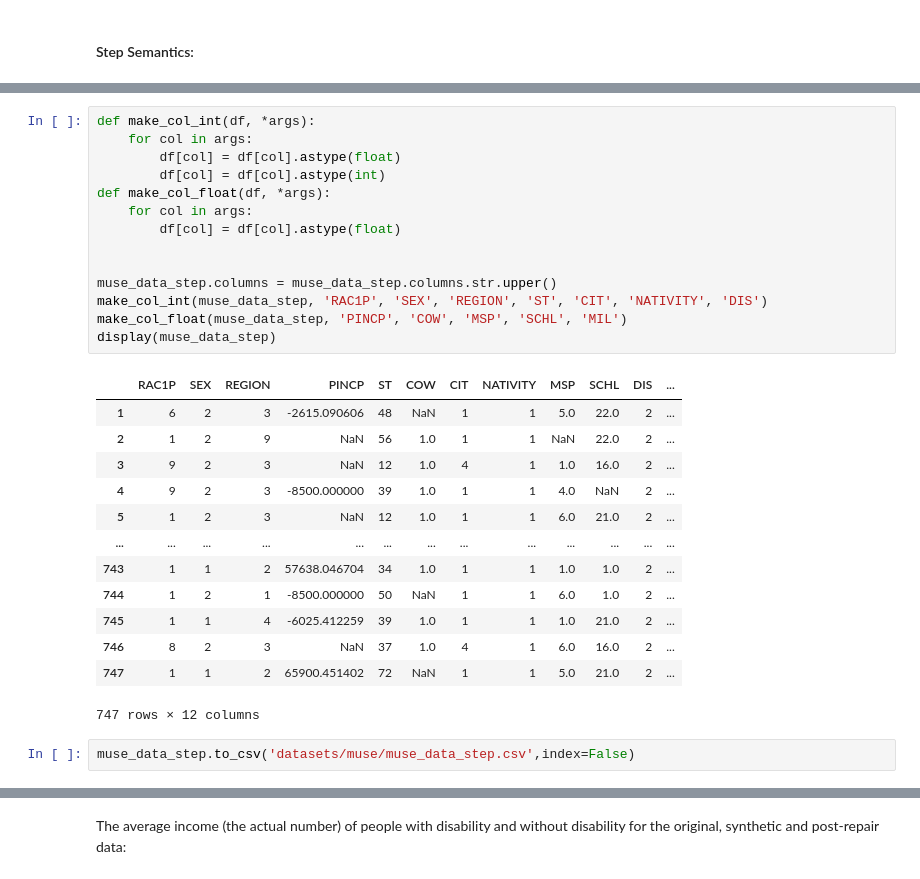
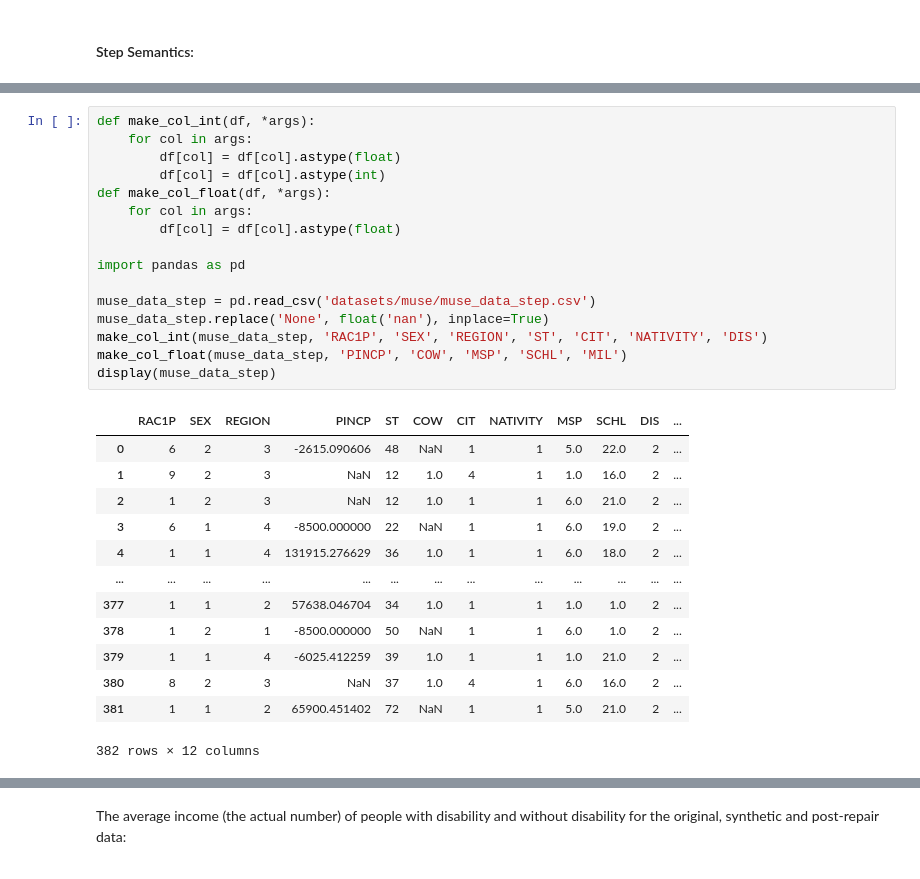
Before and after one commit to kushagraghosh/DataRepairAndFairness, a Jupyter notebook: data_repair_and_fairness.ipynb, the cells around one changed output, grey strips where cells are left out. Saved outputs shown, nothing was run; the diff lists cells and outputs as text.

Commit message:
Fixed tuple deletion for MuSe step semantics

```diff
--- a/data_repair_and_fairness.ipynb
+++ b/data_repair_and_fairness.ipynb
@@ -456,33 +441,33 @@ conn.close()
 # %%
 def make_col_int(df, *args):
     for col in args:
         df[col] = df[col].astype(float)
         df[col] = df[col].astype(int)
 def make_col_float(df, *args):
     for col in args:
         df[col] = df[col].astype(float)
 
+import pandas as pd
 
-muse_data_step.columns = muse_data_step.columns.str.upper()
+muse_data_step = pd.read_csv('datasets/muse/muse_data_step.csv')
+muse_data_step.replace('None', float('nan'), inplace=True)
 make_col_int(muse_data_step, 'RAC1P', 'SEX', 'REGION', 'ST', 'CIT', 'NATIVITY', 'DIS')
 make_col_float(muse_data_step, 'PINCP', 'COW', 'MSP', 'SCHL', 'MIL')
 display(muse_data_step)
 # %% [output]
 |  | RAC1P | SEX | REGION | PINCP | ST | COW | CIT | NATIVITY | MSP | SCHL | DIS | ... |
-| 1 | 6 | 2 | 3 | -2615.090606 | 48 | NaN | 1 | 1 | 5.0 | 22.0 | 2 | ... |
-| 2 | 1 | 2 | 9 | NaN | 56 | 1.0 | 1 | 1 | NaN | 22.0 | 2 | ... |
-| 3 | 9 | 2 | 3 | NaN | 12 | 1.0 | 4 | 1 | 1.0 | 16.0 | 2 | ... |
-| 4 | 9 | 2 | 3 | -8500.000000 | 39 | 1.0 | 1 | 1 | 4.0 | NaN | 2 | ... |
-| 5 | 1 | 2 | 3 | NaN | 12 | 1.0 | 1 | 1 | 6.0 | 21.0 | 2 | ... |
+| 0 | 6 | 2 | 3 | -2615.090606 | 48 | NaN | 1 | 1 | 5.0 | 22.0 | 2 | ... |
+| 1 | 9 | 2 | 3 | NaN | 12 | 1.0 | 4 | 1 | 1.0 | 16.0 | 2 | ... |
+| 2 | 1 | 2 | 3 | NaN | 12 | 1.0 | 1 | 1 | 6.0 | 21.0 | 2 | ... |
+| 3 | 6 | 1 | 4 | -8500.000000 | 22 | NaN | 1 | 1 | 6.0 | 19.0 | 2 | ... |
+| 4 | 1 | 1 | 4 | 131915.276629 | 36 | 1.0 | 1 | 1 | 6.0 | 18.0 | 2 | ... |
 | ... | ... | ... | ... | ... | ... | ... | ... | ... | ... | ... | ... | ... |
-| 743 | 1 | 1 | 2 | 57638.046704 | 34 | 1.0 | 1 | 1 | 1.0 | 1.0 | 2 | ... |
-| 744 | 1 | 2 | 1 | -8500.000000 | 50 | NaN | 1 | 1 | 6.0 | 1.0 | 2 | ... |
-| 745 | 1 | 1 | 4 | -6025.412259 | 39 | 1.0 | 1 | 1 | 1.0 | 21.0 | 2 | ... |
-| 746 | 8 | 2 | 3 | NaN | 37 | 1.0 | 4 | 1 | 6.0 | 16.0 | 2 | ... |
-| 747 | 1 | 1 | 2 | 65900.451402 | 72 | NaN | 1 | 1 | 5.0 | 21.0 | 2 | ... |
+| 377 | 1 | 1 | 2 | 57638.046704 | 34 | 1.0 | 1 | 1 | 1.0 | 1.0 | 2 | ... |
+| 378 | 1 | 2 | 1 | -8500.000000 | 50 | NaN | 1 | 1 | 6.0 | 1.0 | 2 | ... |
+| 379 | 1 | 1 | 4 | -6025.412259 | 39 | 1.0 | 1 | 1 | 1.0 | 21.0 | 2 | ... |
+| 380 | 8 | 2 | 3 | NaN | 37 | 1.0 | 4 | 1 | 6.0 | 16.0 | 2 | ... |
+| 381 | 1 | 1 | 2 | 65900.451402 | 72 | NaN | 1 | 1 | 5.0 | 21.0 | 2 | ... |
-747 rows × 12 columns
+382 rows × 12 columns
-# %%
-muse_data_step.to_csv('datasets/muse/muse_data_step.csv',index=False)
 # %%
 print(f"The muse_data_step satisfies FD from ST -> REGION: {satisfiesFD(muse_data_step,'ST','REGION')}")
 # %% [output]
```
Also changed, not shown: parts of 10 cells of this notebook, 8 other files.
